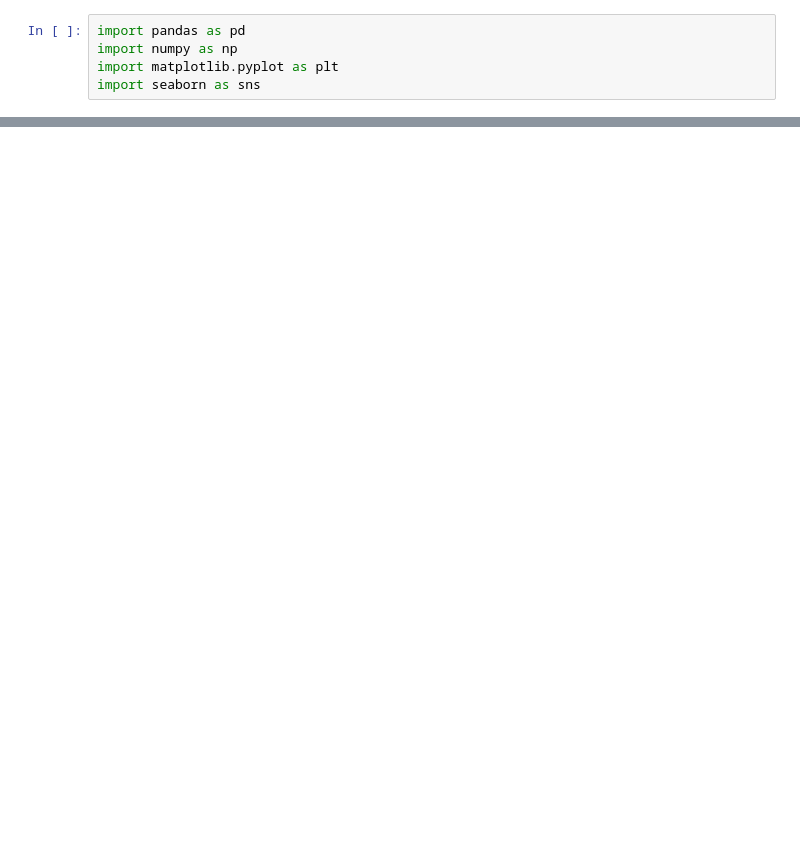
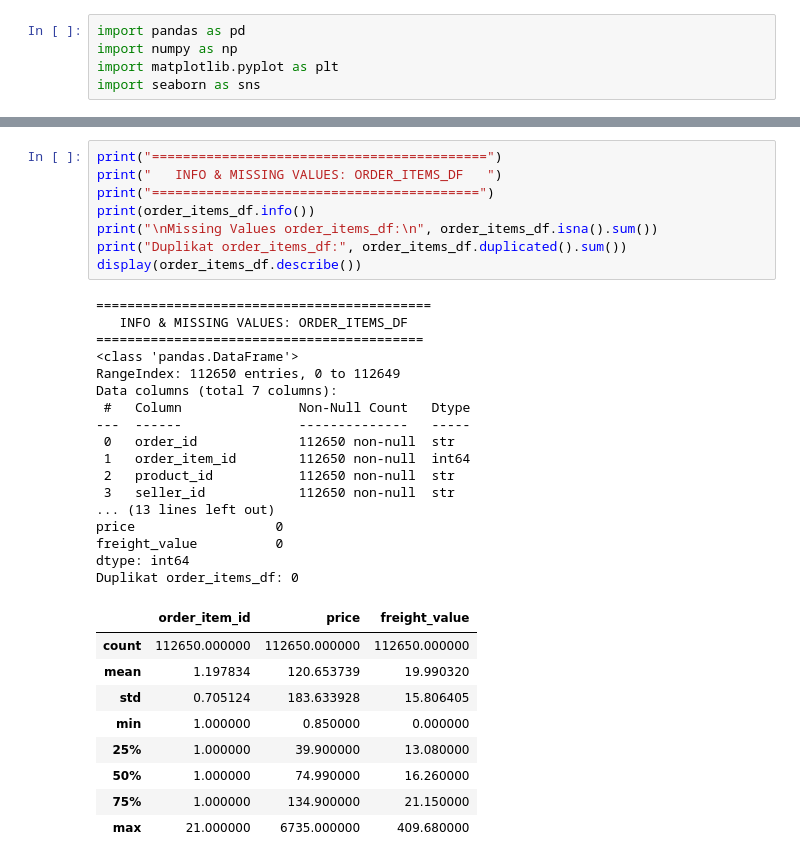
Before and after one commit to biyancore/Submission-Analisis-Data-Ecommerce, a Jupyter notebook: notebook.ipynb, the cells around one changed output, grey strips where cells are left out. Saved outputs shown, nothing was run; the diff lists cells and outputs as text; blank space fills up the shorter version.

```diff
--- a/notebook.ipynb
+++ b/notebook.ipynb
@@ -342,0 +121,35 @@ File 'main_data.csv' berhasil diekspor ke folder 'Dashboard/'!
+# %%
+print("===========================================")
+print("   INFO & MISSING VALUES: ORDER_ITEMS_DF   ")
+print("==========================================")
+print(order_items_df.info())
+print("\nMissing Values order_items_df:\n", order_items_df.isna().sum())
+print("Duplikat order_items_df:", order_items_df.duplicated().sum())
+display(order_items_df.describe())
+# %% [output]
+===========================================
+   INFO & MISSING VALUES: ORDER_ITEMS_DF
+==========================================
+<class 'pandas.DataFrame'>
+RangeIndex: 112650 entries, 0 to 112649
+Data columns (total 7 columns):
+ #   Column               Non-Null Count   Dtype
+---  ------               --------------   -----
+ 0   order_id             112650 non-null  str
+ 1   order_item_id        112650 non-null  int64
+ 2   product_id           112650 non-null  str
+ 3   seller_id            112650 non-null  str
+... (13 lines left out)
+price                  0
+freight_value          0
+dtype: int64
+Duplikat order_items_df: 0
+|  | order_item_id | price | freight_value |
+| count | 112650.000000 | 112650.000000 | 112650.000000 |
+| mean | 1.197834 | 120.653739 | 19.990320 |
+| std | 0.705124 | 183.633928 | 15.806405 |
+| min | 1.000000 | 0.850000 | 0.000000 |
+| 25% | 1.000000 | 39.900000 | 13.080000 |
+| 50% | 1.000000 | 74.990000 | 16.260000 |
+| 75% | 1.000000 | 134.900000 | 21.150000 |
+| max | 21.000000 | 6735.000000 | 409.680000 |
```
Also changed, not shown: parts of 91 cells of this notebook, 3 other files.
